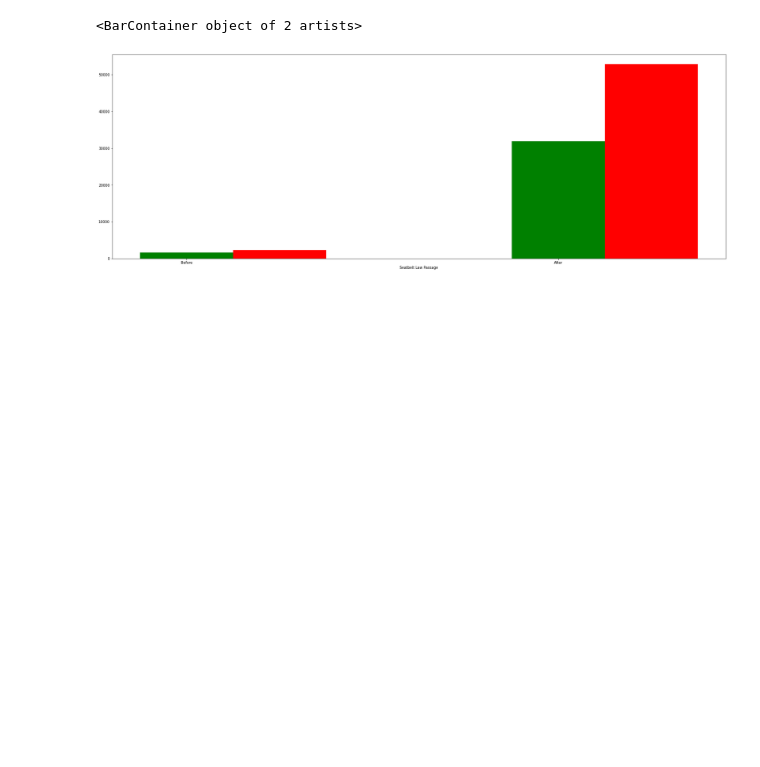
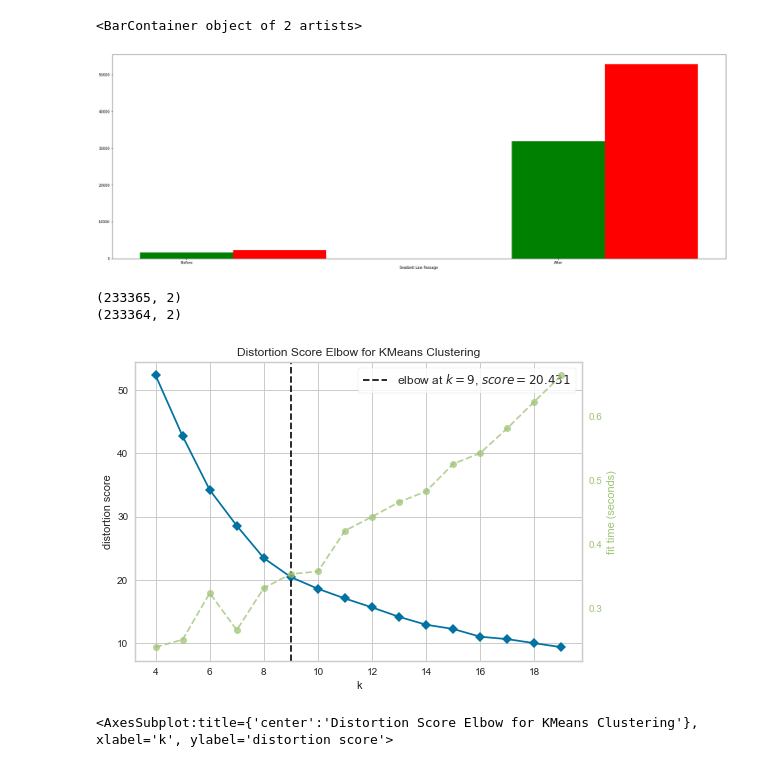
Before and after one commit to matlockhart/cs5830_final, a Jupyter notebook: data_processing.ipynb, the cells around one changed output. Cells and saved outputs as stored; diff of their text form; code cells hidden in the pictures; blank space fills up the shorter version.

Commit message:
kmeans added

```diff
--- a/data_processing.ipynb
+++ b/data_processing.ipynb
@@ -232,3 +232,38 @@ ax.bar(X + 0.25, np_belts_after_adjusted, color = 'r', width = 0.25)
 ([], [])
 <BarContainer object of 2 artists>
 [figure]
+# %%
+from sklearn.cluster import KMeans
+import numpy as np
+
+d = data['Geolocation']
+d = d.dropna()
+
+geolocation = np.zeros((len(d), 2))
+
+j = 0
+for i in d:
+    t = i.replace("(","")
+    t = t.replace(")","")
+    geolocation[j][0] = float(t.split(',')[0])
+    geolocation[j][1] = float(t.split(',')[1])
+    j=j+1
+
+print(geolocation.shape)
+geolocation = np.delete(geolocation, [2393], 0)
+print(geolocation.shape)
+# %% [output]
+(233365, 2)
+(233364, 2)
+# %%
+size = 20000
+#plotting the results:
+from yellowbrick.cluster import KElbowVisualizer
+model = KMeans()
+visualizer = KElbowVisualizer(model, k=(4,20))
+
+visualizer.fit(geolocation[0:size,])        # Fit the data to the visualizer
+visualizer.show()
+# %% [output]
+[figure, added]
+<AxesSubplot:title={'center':'Distortion Score Elbow for KMeans Clustering'}, xlabel='k', ylabel='distortion score'>
```
Also changed, not shown: parts of 2 cells of this notebook.
